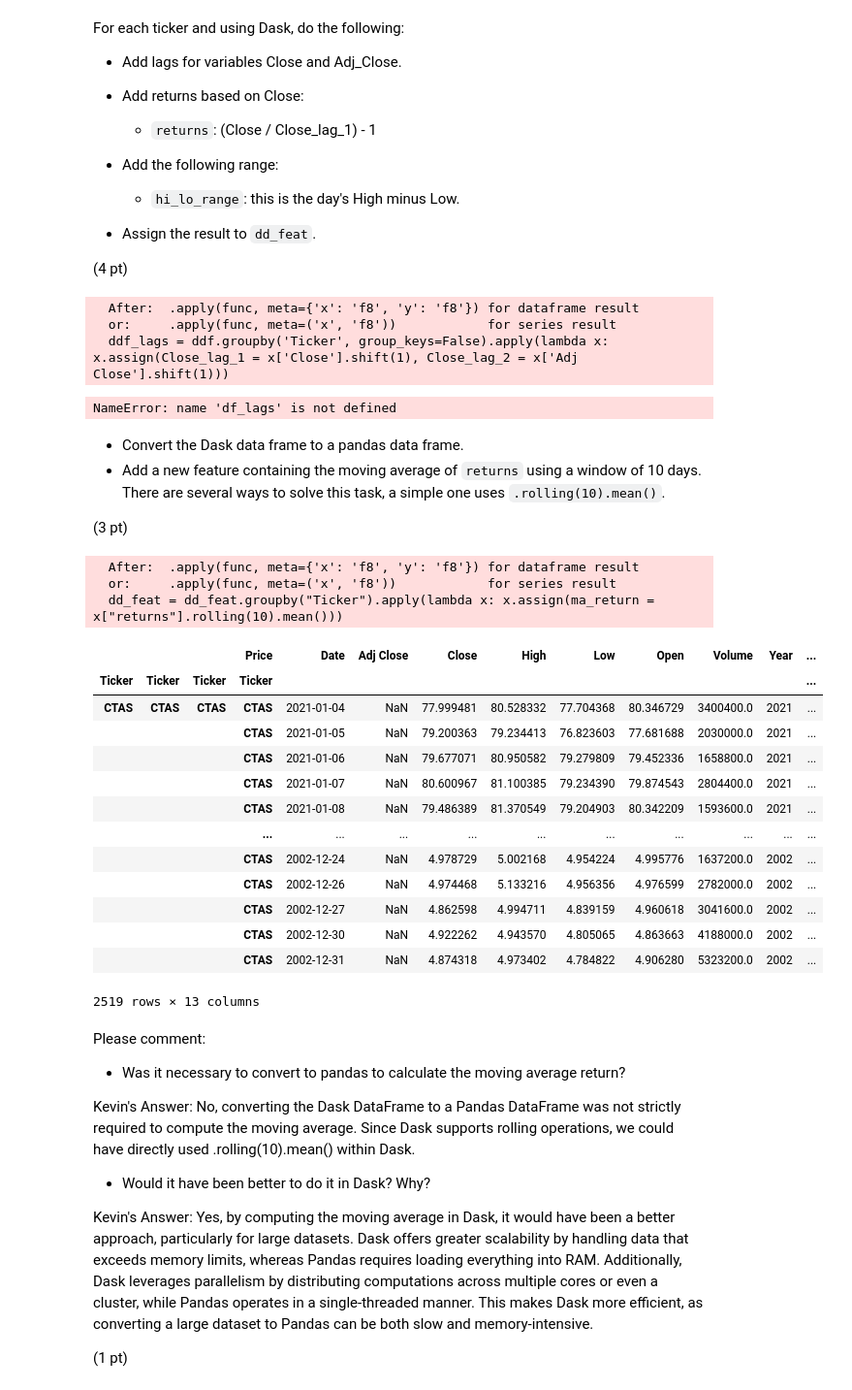
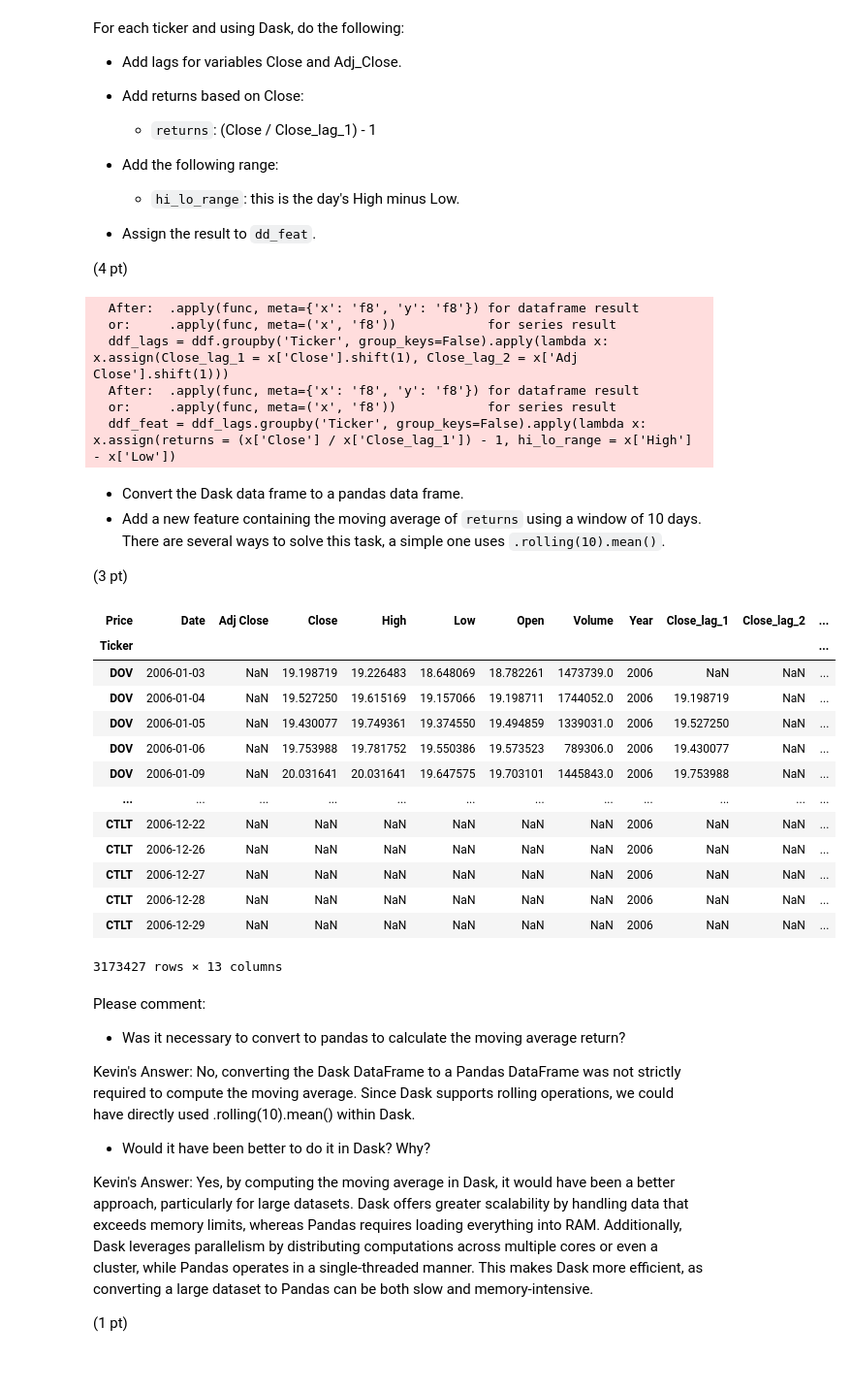
Before and after one commit to kevinlutoronto/production, a Jupyter notebook: 02_activities/assignments/assignment_1.ipynb, the cells around one changed output. Shown at 97% size. Saved outputs shown, nothing was run; the diff lists cells and outputs as text; code cells hidden in the pictures.

Commit message:
3rd commit of production assignment-1

```diff
--- a/02_activities/assignments/assignment_1.ipynb
+++ b/02_activities/assignments/assignment_1.ipynb
@@ -88,7 +72,7 @@ For each ticker and using Dask, do the following:
 # Reading the first 10 parquet files.
 # Reason: It would take a very long time to get all the data, so I am using the first 10 files.
 #ddf = dd.read_parquet(parquet_files[0:10]).set_index("Ticker")
-ddf = dd.read_parquet(parquet_files).set_index("Ticker")
+ddf = dd.read_parquet(parquet_files)
 
 # Now we need to add the 'lag' feature for Close and Adj_Close according to the question description.
 ddf_lags = ddf.groupby('Ticker', group_keys=False).apply(lambda x: x.assign(Close_lag_1 = x['Close'].shift(1), Close_lag_2 = x['Adj Close'].shift(1)))
@@ -104,7 +88,9 @@ dd_feat = ddf_feat
   After:  .apply(func, meta={'x': 'f8', 'y': 'f8'}) for dataframe result
   or:     .apply(func, meta=('x', 'f8'))            for series result
   ddf_lags = ddf.groupby('Ticker', group_keys=False).apply(lambda x: x.assign(Close_lag_1 = x['Close'].shift(1), Close_lag_2 = x['Adj Close'].shift(1)))
+  After:  .apply(func, meta={'x': 'f8', 'y': 'f8'}) for dataframe result
+  or:     .apply(func, meta=('x', 'f8'))            for series result
+  ddf_feat = ddf_lags.groupby('Ticker', group_keys=False).apply(lambda x: x.assign(returns = (x['Close'] / x['Close_lag_1']) - 1, hi_lo_range = x['High'] - x['Low'])
-NameError: name 'df_lags' is not defined
 # %% [markdown]
 + Convert the Dask data frame to a pandas data frame.
 + Add a new feature containing the moving average of `returns` using a window of 10 days. There are several ways to solve this task, a simple one uses `.rolling(10).mean()`.
@@ -113,28 +99,27 @@ NameError: name 'df_lags' is not defined
 # %%
 # Write your code below.
 
 # Map reduce concept.
-dd_feat = dd_feat.groupby("Ticker").apply(lambda x: x.assign(ma_return = x["returns"].rolling(10).mean()))
+dd_feat = dd_feat.compute()
 
-dd_feat.compute()
+dd_feat['rolling_mean'] = dd_feat['returns'].rolling(10).mean()
+
+dd_feat
 # %% [output]
+| Price | Date | Adj Close | Close | High | Low | Open | Volume | Year | Close_lag_1 | Close_lag_2 | ... |
+| Ticker |  |  |  |  |  |  |  |  |  |  | ... |
+| DOV | 2006-01-03 | NaN | 19.198719 | 19.226483 | 18.648069 | 18.782261 | 1473739.0 | 2006 | NaN | NaN | ... |
+| DOV | 2006-01-04 | NaN | 19.527250 | 19.615169 | 19.157066 | 19.198711 | 1744052.0 | 2006 | 19.198719 | NaN | ... |
+| DOV | 2006-01-05 | NaN | 19.430077 | 19.749361 | 19.374550 | 19.494859 | 1339031.0 | 2006 | 19.527250 | NaN | ... |
+| DOV | 2006-01-06 | NaN | 19.753988 | 19.781752 | 19.550386 | 19.573523 | 789306.0 | 2006 | 19.430077 | NaN | ... |
+| DOV | 2006-01-09 | NaN | 20.031641 | 20.031641 | 19.647575 | 19.703101 | 1445843.0 | 2006 | 19.753988 | NaN | ... |
+| ... | ... | ... | ... | ... | ... | ... | ... | ... | ... | ... | ... |
+| CTLT | 2006-12-22 | NaN | NaN | NaN | NaN | NaN | NaN | 2006 | NaN | NaN | ... |
+| CTLT | 2006-12-26 | NaN | NaN | NaN | NaN | NaN | NaN | 2006 | NaN | NaN | ... |
+| CTLT | 2006-12-27 | NaN | NaN | NaN | NaN | NaN | NaN | 2006 | NaN | NaN | ... |
+| CTLT | 2006-12-28 | NaN | NaN | NaN | NaN | NaN | NaN | 2006 | NaN | NaN | ... |
+| CTLT | 2006-12-29 | NaN | NaN | NaN | NaN | NaN | NaN | 2006 | NaN | NaN | ... |
-  After:  .apply(func, meta={'x': 'f8', 'y': 'f8'}) for dataframe result
-  or:     .apply(func, meta=('x', 'f8'))            for series result
-  dd_feat = dd_feat.groupby("Ticker").apply(lambda x: x.assign(ma_return = x["returns"].rolling(10).mean()))
+3173427 rows × 13 columns
-|  |  |  | Price | Date | Adj Close | Close | High | Low | Open | Volume | Year | ... |
-| Ticker | Ticker | Ticker | Ticker |  |  |  |  |  |  |  |  | ... |
-| CTAS | CTAS | CTAS | CTAS | 2021-01-04 | NaN | 77.999481 | 80.528332 | 77.704368 | 80.346729 | 3400400.0 | 2021 | ... |
-|  |  |  | CTAS | 2021-01-05 | NaN | 79.200363 | 79.234413 | 76.823603 | 77.681688 | 2030000.0 | 2021 | ... |
-|  |  |  | CTAS | 2021-01-06 | NaN | 79.677071 | 80.950582 | 79.279809 | 79.452336 | 1658800.0 | 2021 | ... |
-|  |  |  | CTAS | 2021-01-07 | NaN | 80.600967 | 81.100385 | 79.234390 | 79.874543 | 2804400.0 | 2021 | ... |
-|  |  |  | CTAS | 2021-01-08 | NaN | 79.486389 | 81.370549 | 79.204903 | 80.342209 | 1593600.0 | 2021 | ... |
-|  |  |  | ... | ... | ... | ... | ... | ... | ... | ... | ... | ... |
-|  |  |  | CTAS | 2002-12-24 | NaN | 4.978729 | 5.002168 | 4.954224 | 4.995776 | 1637200.0 | 2002 | ... |
-|  |  |  | CTAS | 2002-12-26 | NaN | 4.974468 | 5.133216 | 4.956356 | 4.976599 | 2782000.0 | 2002 | ... |
-|  |  |  | CTAS | 2002-12-27 | NaN | 4.862598 | 4.994711 | 4.839159 | 4.960618 | 3041600.0 | 2002 | ... |
-|  |  |  | CTAS | 2002-12-30 | NaN | 4.922262 | 4.943570 | 4.805065 | 4.863663 | 4188000.0 | 2002 | ... |
-|  |  |  | CTAS | 2002-12-31 | NaN | 4.874318 | 4.973402 | 4.784822 | 4.906280 | 5323200.0 | 2002 | ... |
-2519 rows × 13 columns
 # %% [markdown]
 Please comment:
 
```
Also changed, not shown: parts of 1 cell of this notebook.
